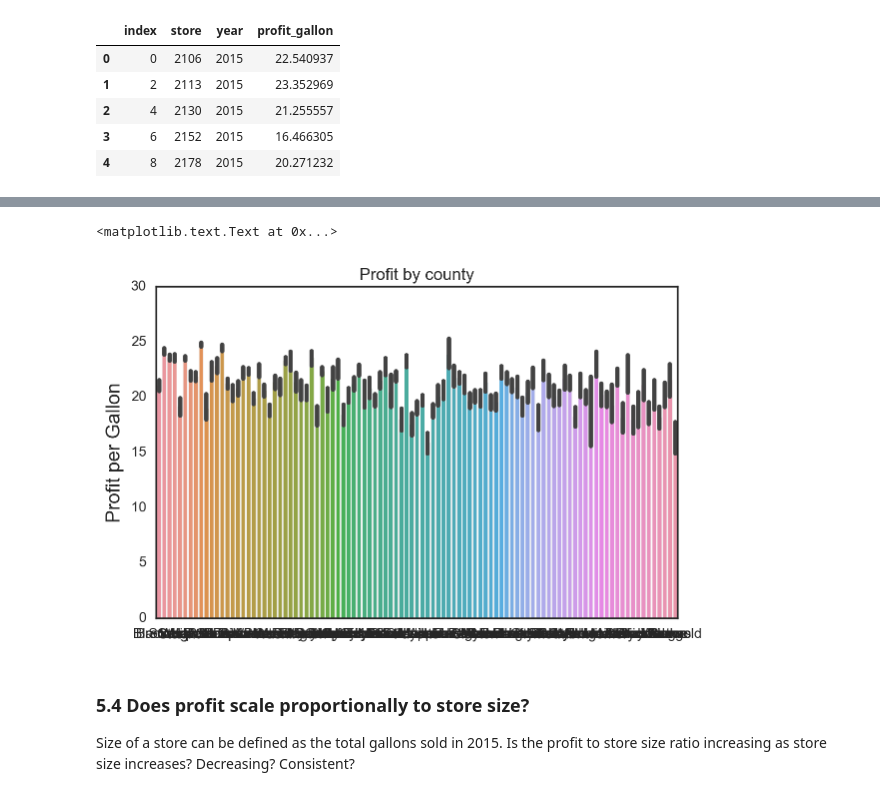
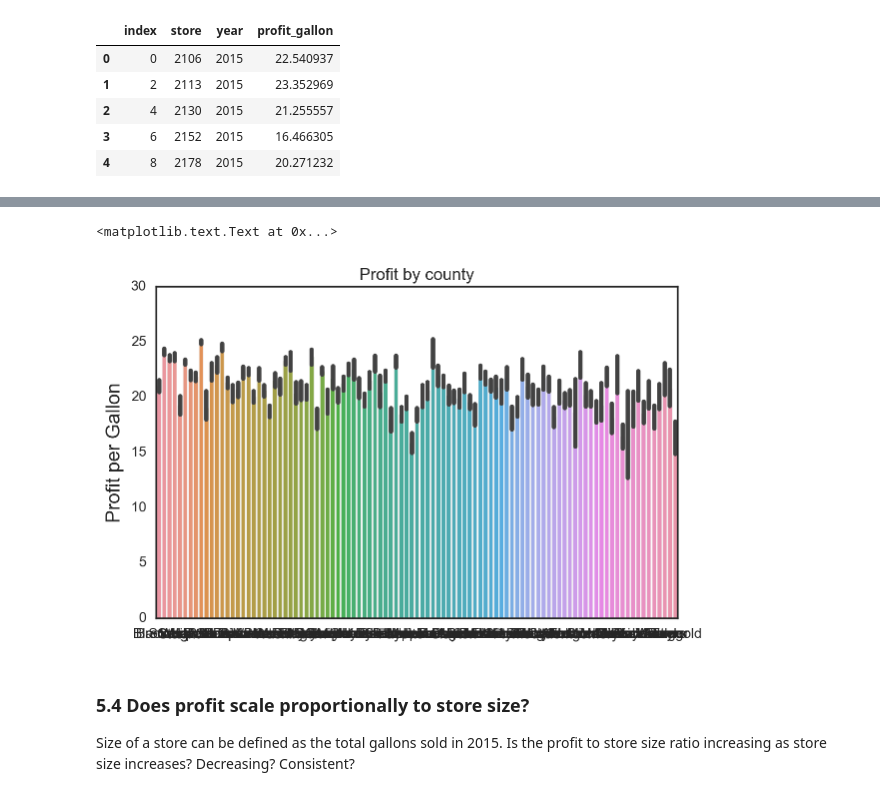
Before and after one commit to milambert/ECON628-01-milambert, a Jupyter notebook: MT_take_home-MirandaLambert.ipynb, the cells around one changed output, grey strips where cells are left out. Cells and saved outputs as stored; diff of their text form; code cells hidden in the pictures.

```diff
--- a/MT_take_home-MirandaLambert.ipynb
+++ b/MT_take_home-MirandaLambert.ipynb
@@ -482,7 +495,8 @@ quarter1_sales.head()
 | 3 | 2113 | 2016 | 2065.90 |
 | 4 | 2130 | 2015 | 24272.57 |
 # %%
-quarter1_sales15=quarter1_sales[quarter1_sales['year']==2015].groupby(['store'])['quarter1_sales'].agg(np.sum).reset_index()
-quarter1_sales15=quarter1_sales15.rename(columns={'quarter1_sales':'quarter1_sales15'})
+quarter1_sales_15=quarter1_sales[quarter1_sales['year']==2015].groupby(['store'])['quarter1_sales'].agg(np.sum).reset_index()
+quarter1_sales_15=quarter1_sales_15.rename(columns={'quarter1_sales':'quarter1_sales15'})
+quarter1_sales15=iowa.merge(quarter1_sales_15, on= ['store'], how='left')
 quarter1_sales15.head()
 # %% [output]
@@ -685,8 +696,8 @@ yearly_sales.describe()
 ### 5.2 Calculate the profit each store is making in 2015.
 # %%
 ##profit=revenue (sales in this case)-cost
-iowa['cost']= iowa['state_cost'] * iowa['bottles_sold']
-iowa.cost.describe()
+quarter_sales['cost']= quarter_sales['state_cost'] * quarter_sales['bottles_sold']
+quarter_sales.cost.describe()
 # %% [output]
 A value is trying to be set on a copy of a slice from a DataFrame.
 Try using .loc[row_indexer,col_indexer] = value instead
@@ -722,0 +716,4 @@ Name: profit, dtype: float64
+# %%
+quarter_sales['profit']=quarter_sales['sales']-quarter_sales['cost']
+quarter_sales.profit.describe()
+##Some businesses have no profit while the mean is 10.26
@@ -755,8 +767,8 @@ histogram_plotter('Annual Profit', yearly_profit.annual_profit)
 # %% [markdown]
 ### 5.3 Investigate which Iowa counties are making the most profit on liquor per gallon in 2015.
 # %%
-iowa['profit_gallon']=iowa['profit']/iowa['volume_gallons']
-iowa.profit_gallon.describe()
+quarter_sales['profit_gallon']=quarter_sales['profit']/quarter_sales['volume_gallons']
+quarter_sales.profit_gallon.describe()
 # %% [output]
 A value is trying to be set on a copy of a slice from a DataFrame.
 Try using .loc[row_indexer,col_indexer] = value instead
@@ -814,16 +819,16 @@ profit_by_county
 # %%
-sns.barplot (x='County', y='profit_gallon', data=iowa)
+sns.barplot (x='County', y='profit_gallon', data=quarter_sales)
 
 
 plt.xlabel("", fontsize=14)
 plt.ylabel("Profit per Gallon", fontsize=14)
 plt.title('Profit by county')
 
 ##This is not the best visualization, but it shows that there is not huge variations in profit throughout counties.
 ##The last chart shows that the range is between 15-24
 # %% [output]
 <matplotlib.text.Text at 0x...>
-[figure, old version]
+[figure, new version]
 # %% [markdown]
 ### 5.4  Does profit scale proportionally to store size?
 
```
Also changed, not shown: parts of 61 cells of this notebook.
